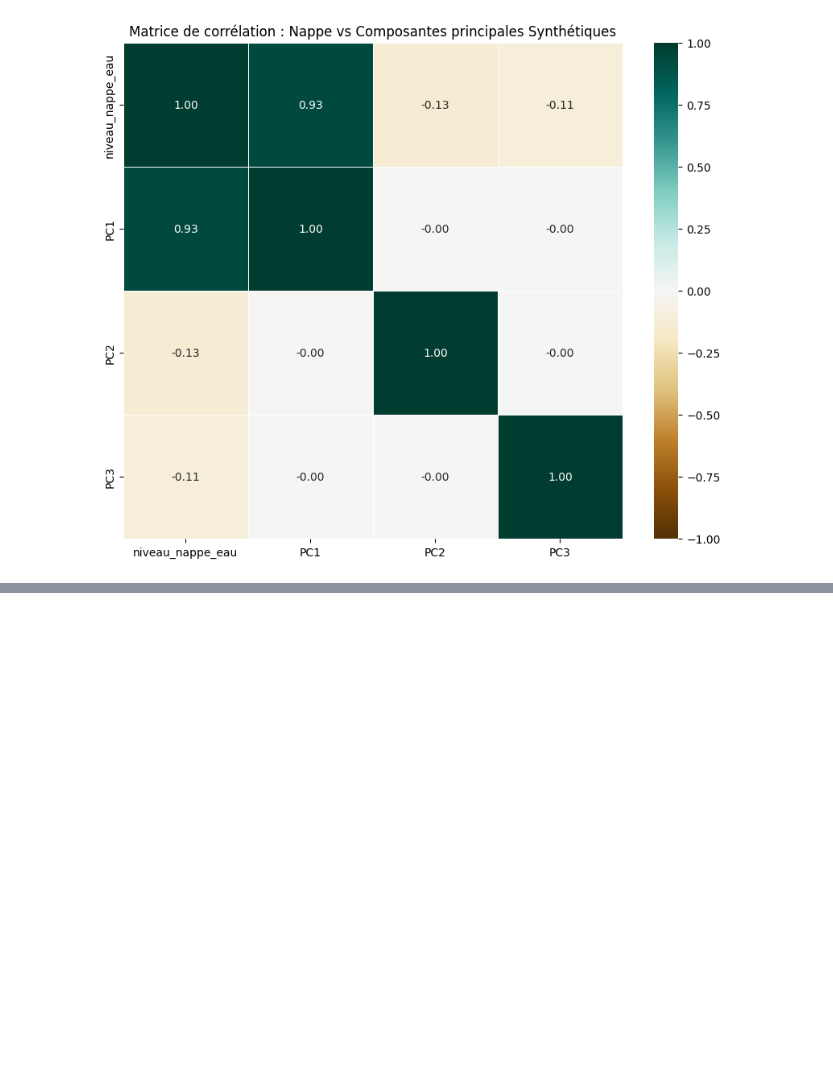
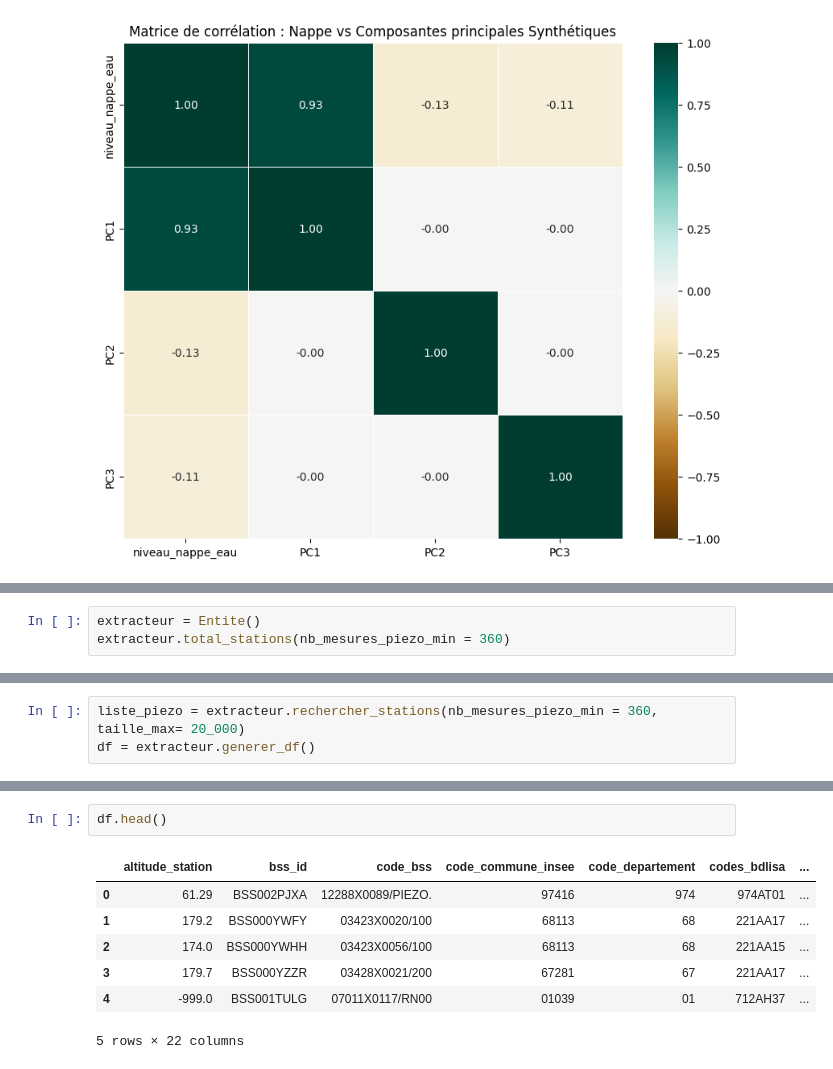
Before and after one commit to charourou/Projet_Hydrosense, a Jupyter notebook: notebooks/voisins_piezo.ipynb, the cells around one changed output, grey strips where cells are left out. Saved outputs shown, nothing was run; the diff lists cells and outputs as text; blank space fills up the shorter version.

```diff
--- a/notebooks/voisins_piezo.ipynb
+++ b/notebooks/voisins_piezo.ipynb
@@ -285,0 +307,3 @@ plt.show()
+# %%
+extracteur = Entite()
+extracteur.total_stations(nb_mesures_piezo_min = 360)
@@ -285,0 +312,3 @@ plt.show()
+# %%
+liste_piezo = extracteur.rechercher_stations(nb_mesures_piezo_min = 360, taille_max= 20_000)
+df = extracteur.generer_df()
@@ -285,0 +333,10 @@ plt.show()
+# %%
+df.head()
+# %% [output]
+|  | altitude_station | bss_id | code_bss | code_commune_insee | code_departement | codes_bdlisa | ... |
+| 0 | 61.29 | BSS002PJXA | 12288X0089/PIEZO. | 97416 | 974 | 974AT01 | ... |
+| 1 | 179.2 | BSS000YWFY | 03423X0020/100 | 68113 | 68 | 221AA17 | ... |
+| 2 | 174.0 | BSS000YWHH | 03423X0056/100 | 68113 | 68 | 221AA15 | ... |
+| 3 | 179.7 | BSS000YZZR | 03428X0021/200 | 67281 | 67 | 221AA17 | ... |
+| 4 | -999.0 | BSS001TULG | 07011X0117/RN00 | 01039 | 01 | 712AH37 | ... |
+5 rows × 22 columns
```
Also changed, not shown: parts of 12 cells of this notebook, 26 other files.
